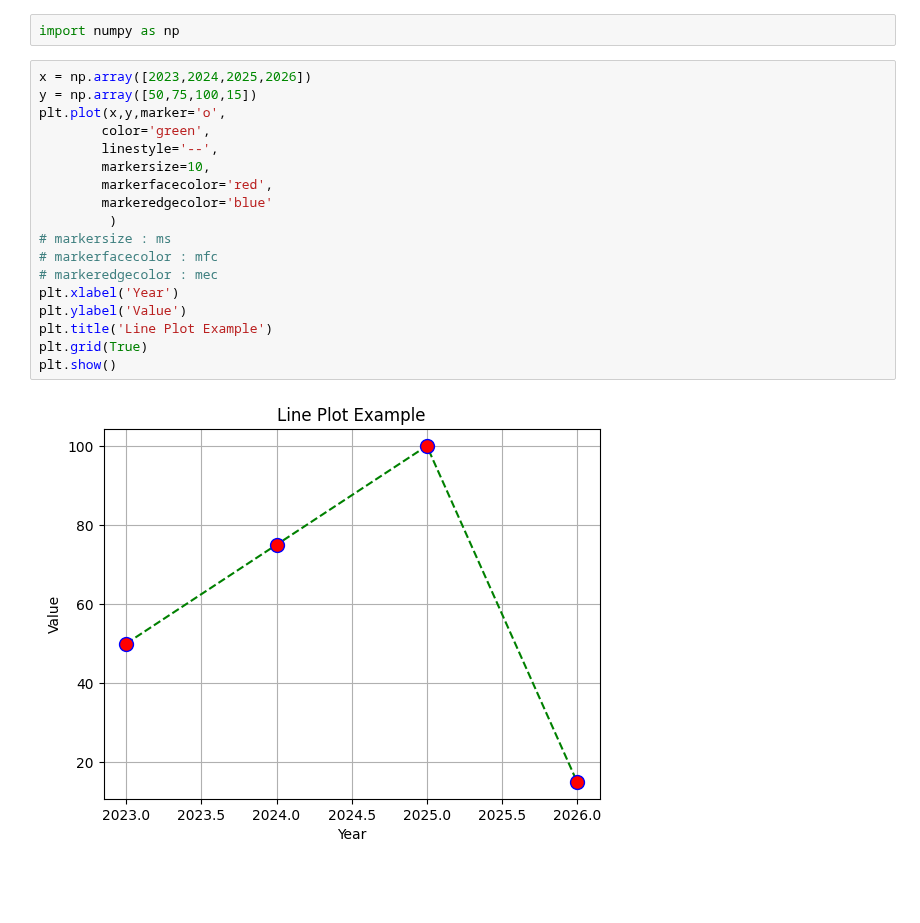
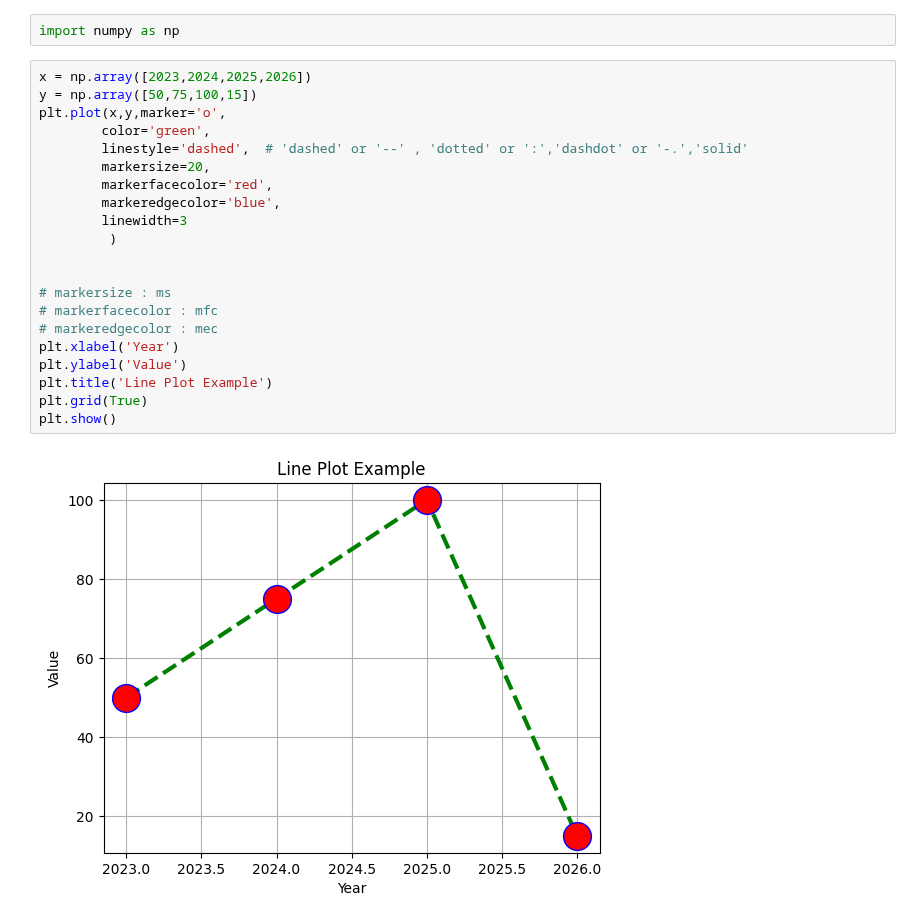
Before and after one commit to Gowtham-314/daily_python_concept, a Jupyter notebook: matplotlib/learn_matplotlib.ipynb, the cells around one changed output. Cells and saved outputs as stored; diff of their text form; blank space fills up the shorter version.

```diff
--- a/matplotlib/learn_matplotlib.ipynb
+++ b/matplotlib/learn_matplotlib.ipynb
@@ -19,20 +19,23 @@ import numpy as np
 # %%
 x = np.array([2023,2024,2025,2026])
 y = np.array([50,75,100,15])
 plt.plot(x,y,marker='o',
         color='green',
-        linestyle='--',
-        markersize=10,
+        linestyle='dashed',  # 'dashed' or '--' , 'dotted' or ':','dashdot' or '-.','solid'
+        markersize=20,
         markerfacecolor='red',
-        markeredgecolor='blue'
+        markeredgecolor='blue',
+        linewidth=3
          )
+
+
 # markersize : ms
 # markerfacecolor : mfc
 # markeredgecolor : mec
 plt.xlabel('Year')
 plt.ylabel('Value')
 plt.title('Line Plot Example')
 plt.grid(True)
 plt.show()
 # %% [output]
-[figure, old version]
+[figure, new version]
```
Also changed, not shown: parts of 10 cells of this notebook, 1 other file.
